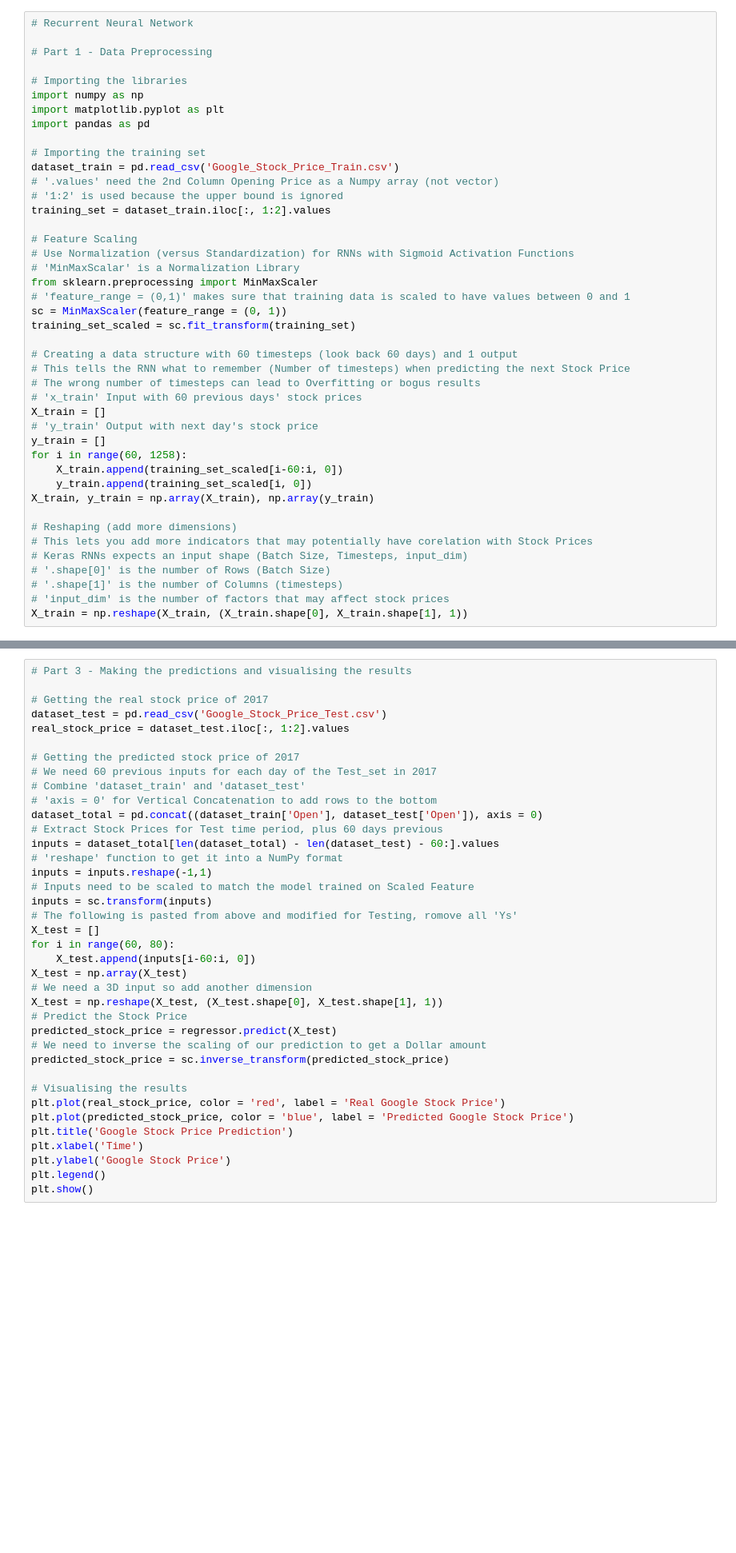
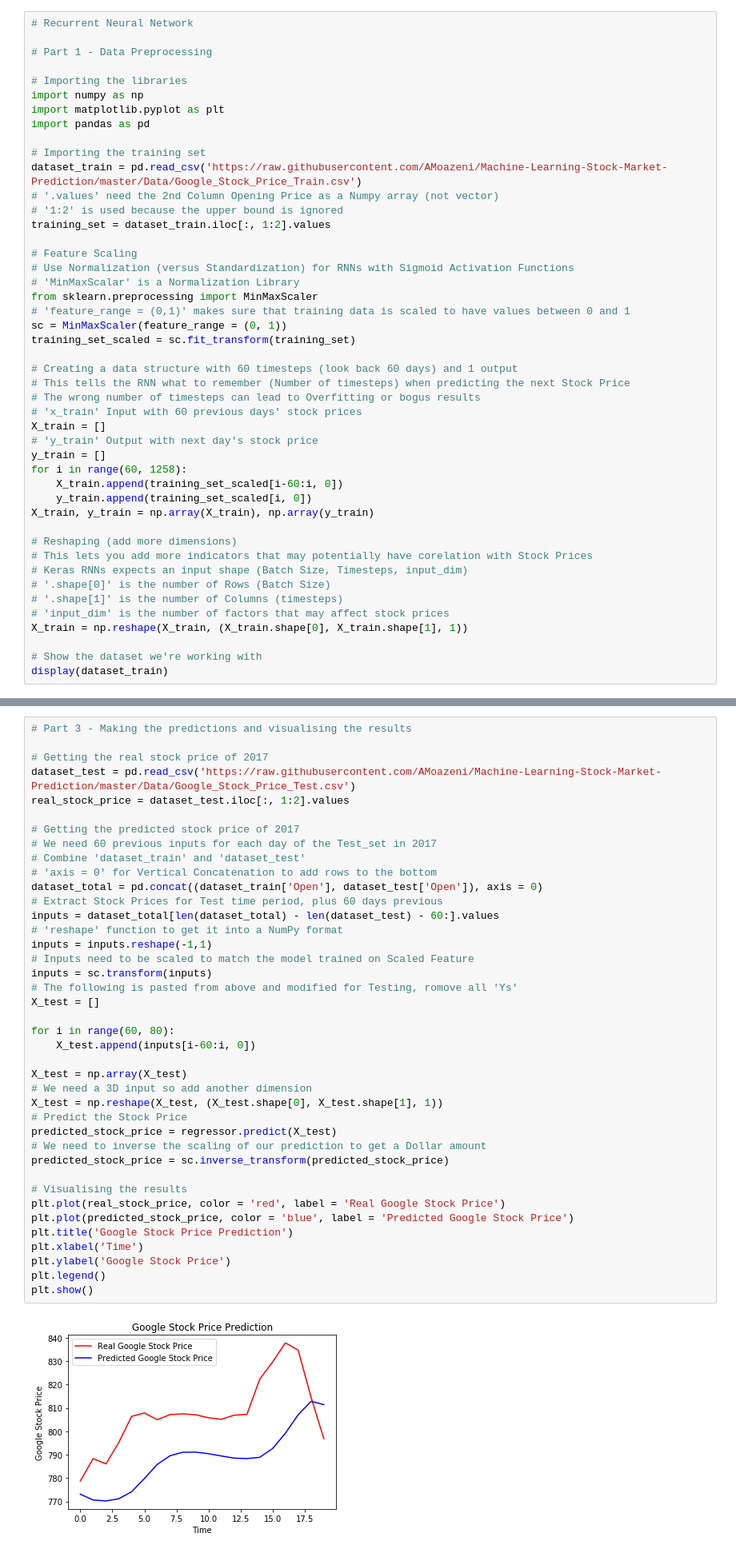
Before and after one commit to AMoazeni/Machine-Learning-Stock-Market-Prediction, a Jupyter notebook: Jupyter Notebook/ML - Stock Market Prediction.ipynb, the cells around one changed output, grey strips where cells are left out. Shown: that part at 80% size. Saved outputs shown, nothing was run; the diff lists cells and outputs as text; blank space fills up the shorter version.

Commit message:
Dataset  Upload.

```diff
--- a/Jupyter Notebook/ML - Stock Market Prediction.ipynb
+++ b/Jupyter Notebook/ML - Stock Market Prediction.ipynb
@@ -267,7 +271,7 @@ import matplotlib.pyplot as plt
 import pandas as pd
 
 # Importing the training set
-dataset_train = pd.read_csv('Google_Stock_Price_Train.csv')
+dataset_train = pd.read_csv('https://raw.githubusercontent.com/AMoazeni/Machine-Learning-Stock-Market-Prediction/master/Data/Google_Stock_Price_Train.csv')
 # '.values' need the 2nd Column Opening Price as a Numpy array (not vector)
 # '1:2' is used because the upper bound is ignored
 training_set = dataset_train.iloc[:, 1:2].values
@@ -299,3 +303,6 @@ X_train, y_train = np.array(X_train), np.array(y_train)
 # '.shape[1]' is the number of Columns (timesteps)
 # 'input_dim' is the number of factors that may affect stock prices
 X_train = np.reshape(X_train, (X_train.shape[0], X_train.shape[1], 1))
+
+# Show the dataset we're working with
+display(dataset_train)
@@ -353,37 +399,41 @@ regressor.fit(X_train, y_train, epochs = 100, batch_size = 32)
 # Part 3 - Making the predictions and visualising the results
 
 # Getting the real stock price of 2017
-dataset_test = pd.read_csv('Google_Stock_Price_Test.csv')
+dataset_test = pd.read_csv('https://raw.githubusercontent.com/AMoazeni/Machine-Learning-Stock-Market-Prediction/master/Data/Google_Stock_Price_Test.csv')
 real_stock_price = dataset_test.iloc[:, 1:2].values
 
 # Getting the predicted stock price of 2017
 # We need 60 previous inputs for each day of the Test_set in 2017
 # Combine 'dataset_train' and 'dataset_test'
 # 'axis = 0' for Vertical Concatenation to add rows to the bottom
 dataset_total = pd.concat((dataset_train['Open'], dataset_test['Open']), axis = 0)
 # Extract Stock Prices for Test time period, plus 60 days previous
 inputs = dataset_total[len(dataset_total) - len(dataset_test) - 60:].values
 # 'reshape' function to get it into a NumPy format
 inputs = inputs.reshape(-1,1)
 # Inputs need to be scaled to match the model trained on Scaled Feature
 inputs = sc.transform(inputs)
 # The following is pasted from above and modified for Testing, romove all 'Ys'
 X_test = []
+
 for i in range(60, 80):
     X_test.append(inputs[i-60:i, 0])
+
 X_test = np.array(X_test)
 # We need a 3D input so add another dimension
 X_test = np.reshape(X_test, (X_test.shape[0], X_test.shape[1], 1))
 # Predict the Stock Price
 predicted_stock_price = regressor.predict(X_test)
 # We need to inverse the scaling of our prediction to get a Dollar amount
 predicted_stock_price = sc.inverse_transform(predicted_stock_price)
 
 # Visualising the results
 plt.plot(real_stock_price, color = 'red', label = 'Real Google Stock Price')
 plt.plot(predicted_stock_price, color = 'blue', label = 'Predicted Google Stock Price')
 plt.title('Google Stock Price Prediction')
 plt.xlabel('Time')
 plt.ylabel('Google Stock Price')
 plt.legend()
 plt.show()
+# %% [output]
+[figure, added]
```
Also changed, not shown: parts of 3 cells of this notebook, 4 other files.
